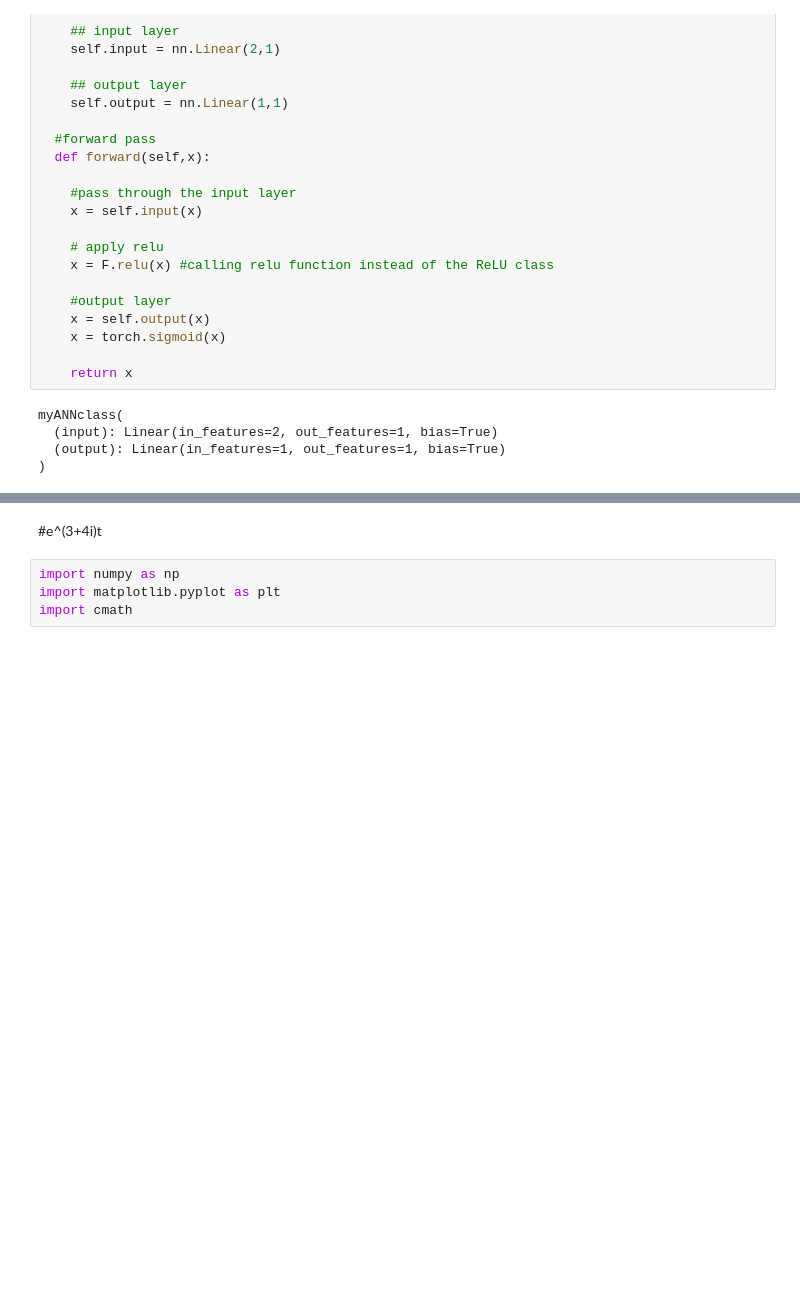
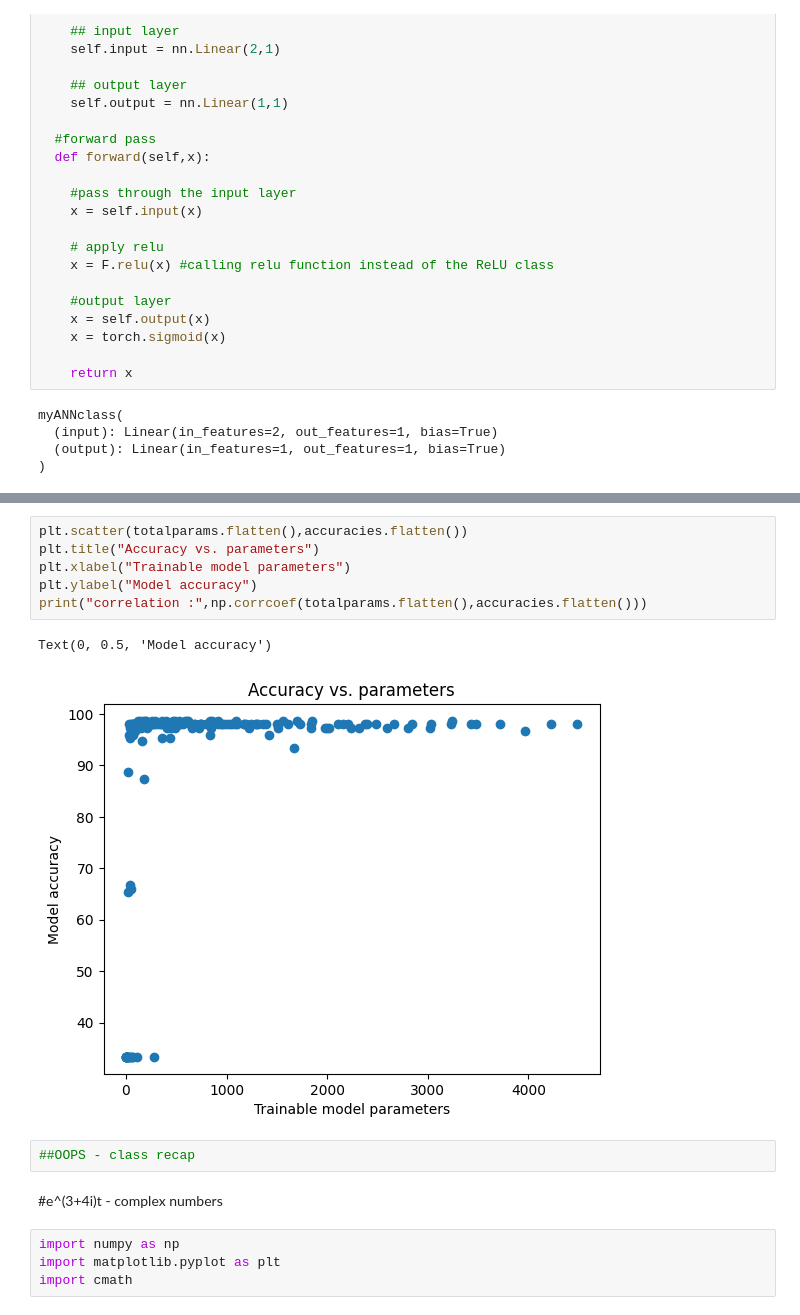
Before and after one commit to taruvaid/Fourier-Neural-Operators, a Jupyter notebook: ANN.ipynb, the cells around one changed output, grey strips where cells are left out. Drawn from its saved outputs; the diff is of its cells as text; blank space fills up the shorter version.

```diff
--- a/ANN.ipynb
+++ b/ANN.ipynb
@@ -1519,5 +1683,16 @@ tensor(96.)
+# %%
+plt.scatter(totalparams.flatten(),accuracies.flatten())
+plt.title("Accuracy vs. parameters")
+plt.xlabel("Trainable model parameters")
+plt.ylabel("Model accuracy")
+print("correlation :",np.corrcoef(totalparams.flatten(),accuracies.flatten()))
+# %% [output]
+Text(0, 0.5, 'Model accuracy')
+[figure, added]
+# %%
+##OOPS - class recap
 # %% [markdown]
-#e^(3+4i)t
+#e^(3+4i)t - complex numbers
 # %%
 import numpy as np
 import matplotlib.pyplot as plt
```
Also changed, not shown: parts of 15 cells of this notebook.
